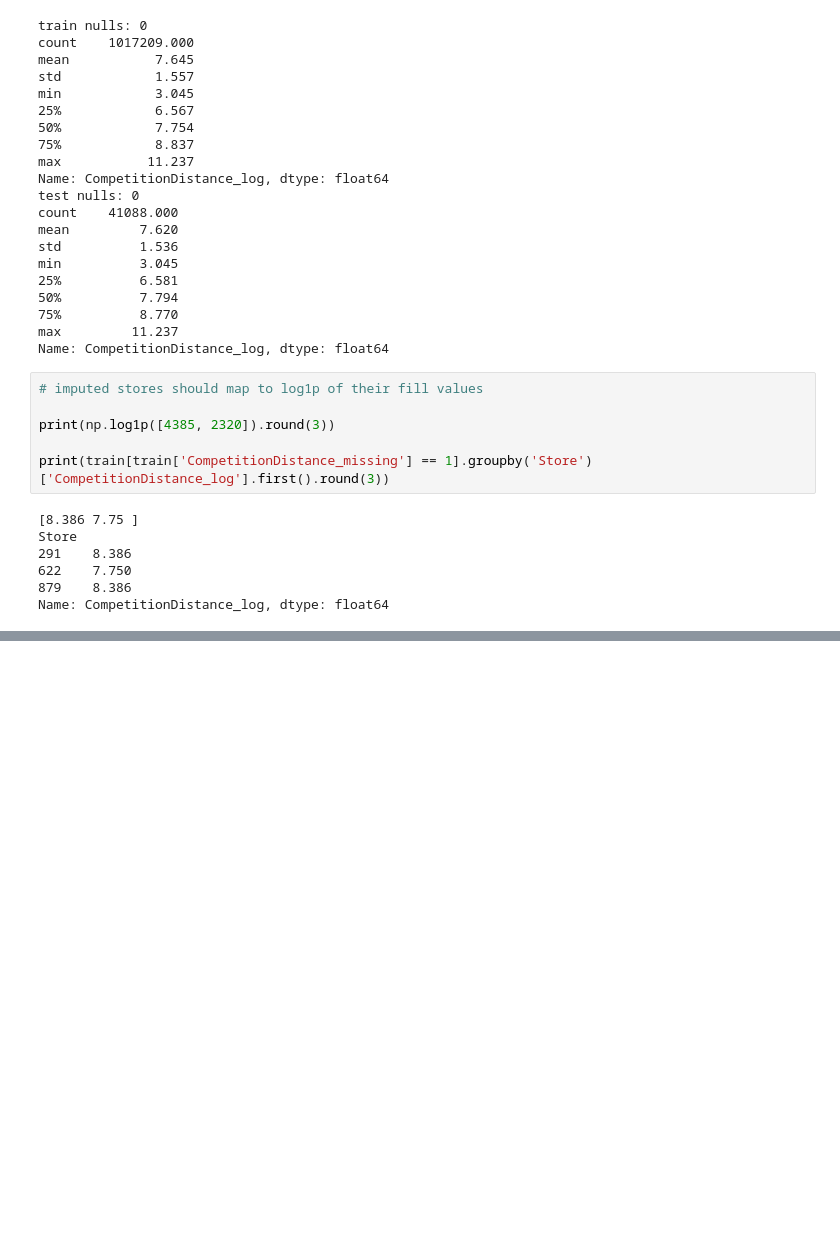
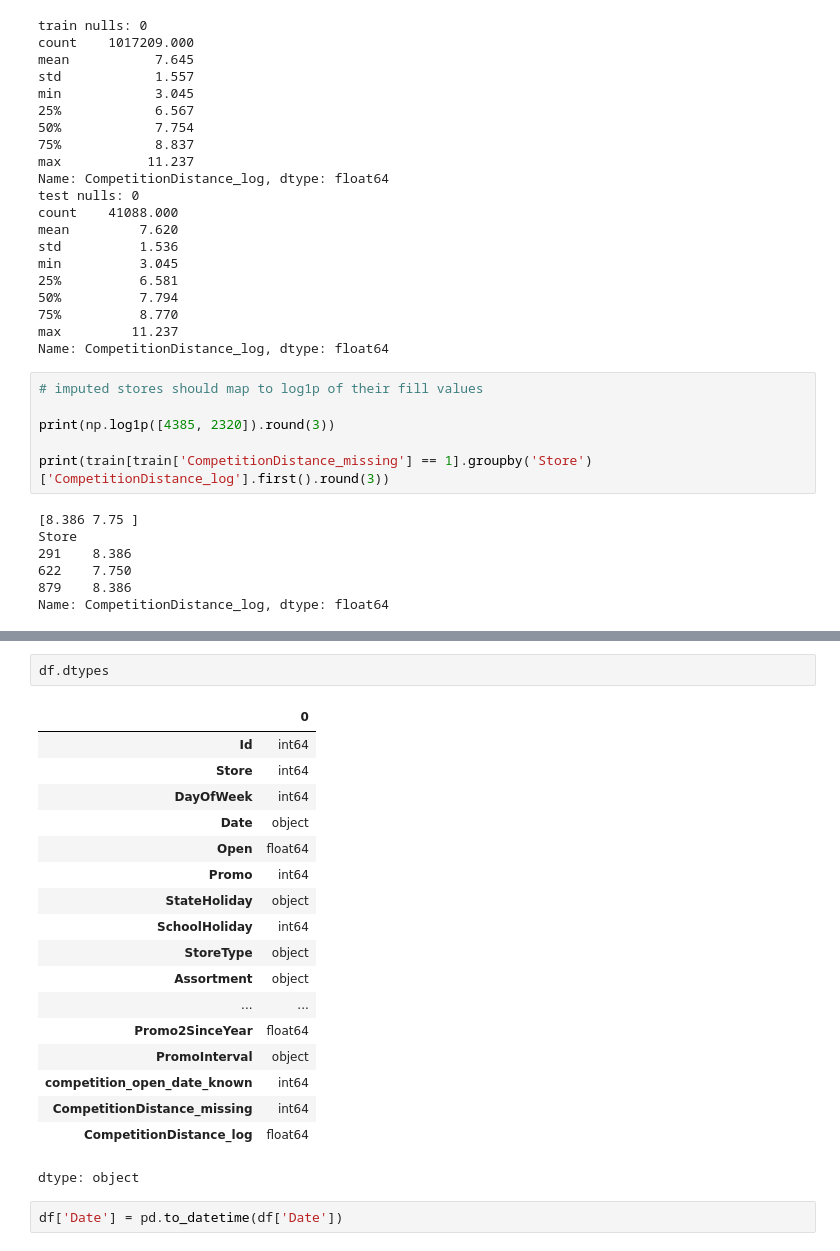
Before and after one commit to Aliraza-Amjad-Shaikh/demand-lens, a Jupyter notebook: notebooks/03_feature_engineering.ipynb, the cells around one changed output, grey strips where cells are left out. Drawn from its saved outputs; the diff is of its cells as text; blank space fills up the shorter version.

Commit message:
Solved the datetime error in Date column

```diff
--- a/notebooks/03_feature_engineering.ipynb
+++ b/notebooks/03_feature_engineering.ipynb
@@ -143,0 +164,23 @@ Name: CompetitionDistance_log, dtype: float64
+# %%
+df.dtypes
+# %% [output]
+|  | 0 |
+| Id | int64 |
+| Store | int64 |
+| DayOfWeek | int64 |
+| Date | object |
+| Open | float64 |
+| Promo | int64 |
+| StateHoliday | object |
+| SchoolHoliday | int64 |
+| StoreType | object |
+| Assortment | object |
+| ... | ... |
+| Promo2SinceYear | float64 |
+| PromoInterval | object |
+| competition_open_date_known | int64 |
+| CompetitionDistance_missing | int64 |
+| CompetitionDistance_log | float64 |
+dtype: object
+# %%
+df['Date'] = pd.to_datetime(df['Date'])
```
Also changed, not shown: parts of 8 cells of this notebook.
